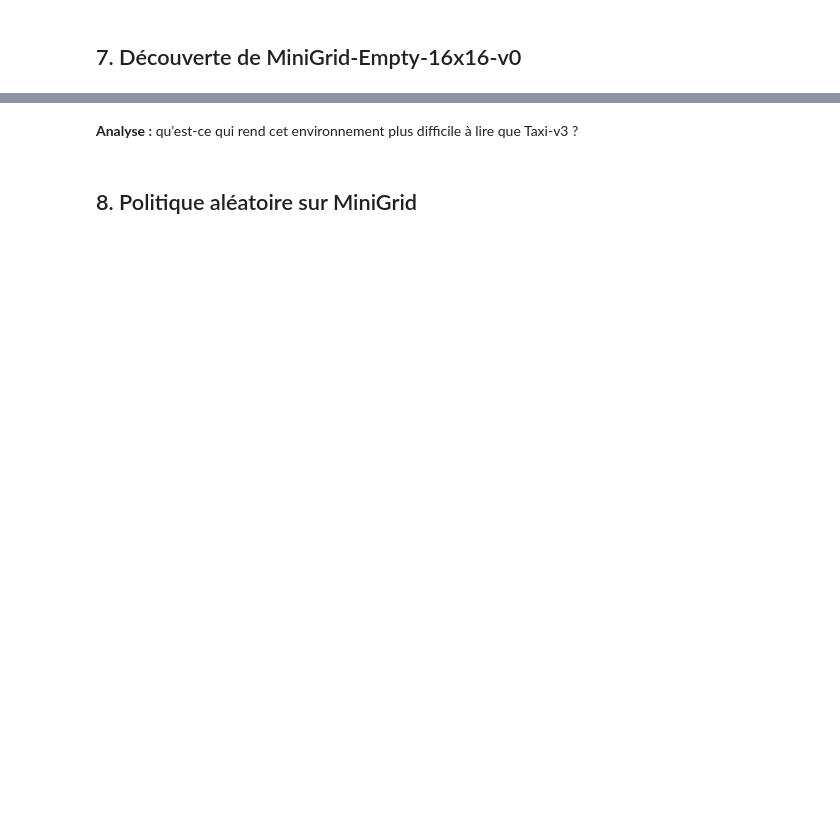
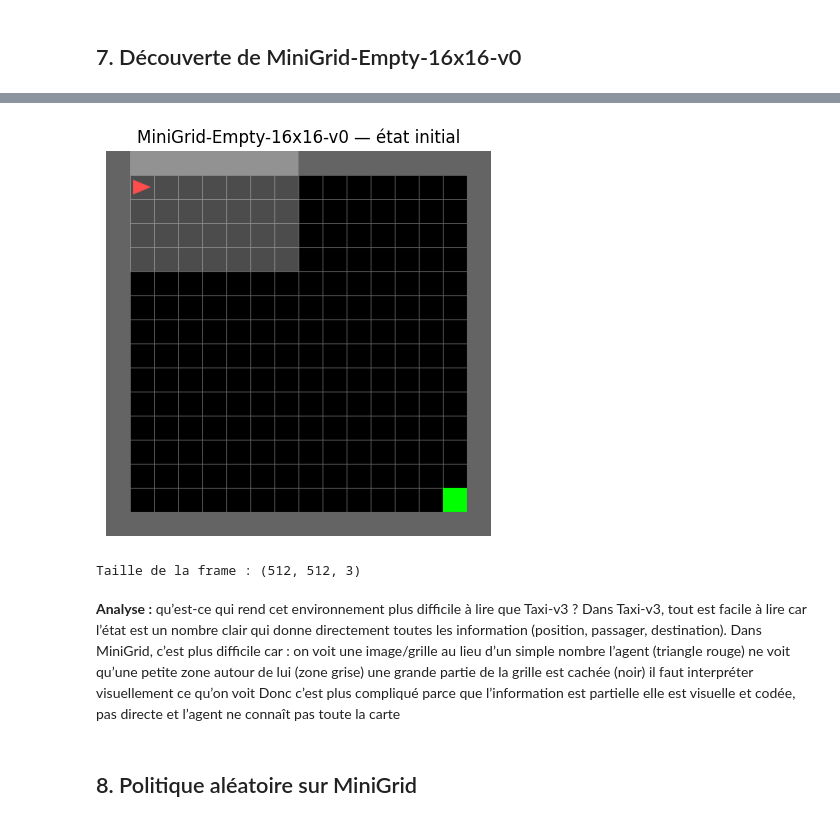
Before and after one commit to YounessBOUTYOUR/jeuxvideosia-tp1-hiba-ham-wissal-mah, a Jupyter notebook: Solution_TP_Gymnasium_Taxi_MiniGrid_Etudiant_v2 _wissal_hiba.ipynb, the cells around one changed output, grey strips where cells are left out. Cells and saved outputs as stored; diff of their text form; code cells hidden in the pictures; blank space fills up the shorter version.

```diff
--- a/Solution_TP_Gymnasium_Taxi_MiniGrid_Etudiant_v2 _wissal_hiba.ipynb
+++ b/Solution_TP_Gymnasium_Taxi_MiniGrid_Etudiant_v2 _wissal_hiba.ipynb
@@ -364,9 +411,29 @@ Heuristique         -147.05       91.72        152.3        25.0
 # %%
 # TODO
 # Créer une version avec render_mode="rgb_array"
 # Afficher une frame avec matplotlib
+env_mg_rgb = gym.make("MiniGrid-Empty-16x16-v0", render_mode="rgb_array")
+obs, info = env_mg_rgb.reset(seed=0)
+frame = env_mg_rgb.render()
+
+plt.figure(figsize=(5, 5))
+plt.imshow(frame)
+plt.axis("off")
+plt.title("MiniGrid-Empty-16x16-v0 — état initial")
+plt.show()
+print("Taille de la frame :", frame.shape)
+
+env_mg_rgb.close()
+# %% [output]
+[figure, added]
+Taille de la frame : (512, 512, 3)
 # %% [markdown]
 **Analyse :** qu’est-ce qui rend cet environnement plus difficile à lire que Taxi-v3 ?
+Dans Taxi-v3, tout est facile à lire car l’état est un nombre clair qui donne directement toutes les information (position, passager, destination).
+Dans MiniGrid, c’est plus difficile car :
+on voit une image/grille au lieu d’un simple nombre l’agent (triangle rouge) ne voit qu’une petite zone autour de lui (zone grise) une grande partie de la grille est cachée (noir)
+il faut interpréter visuellement ce qu’on voit
+Donc c’est plus compliqué parce que l’information est partielle elle est visuelle et codée, pas directe et l’agent ne connaît pas toute la carte
 # %% [markdown]
 ## 8. Politique aléatoire sur MiniGrid
 # %%
```
Also changed, not shown: parts of 21 cells of this notebook.
